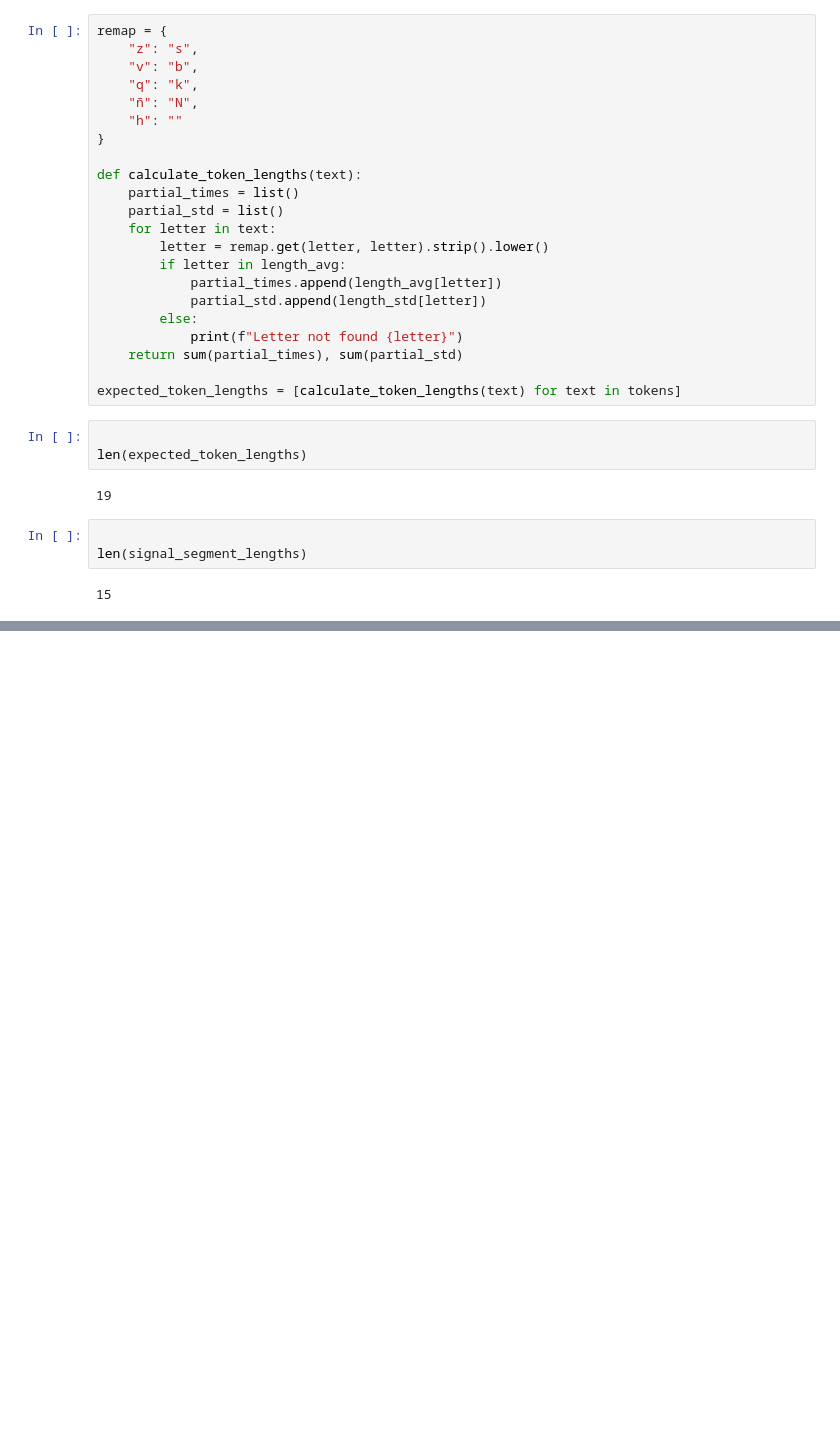
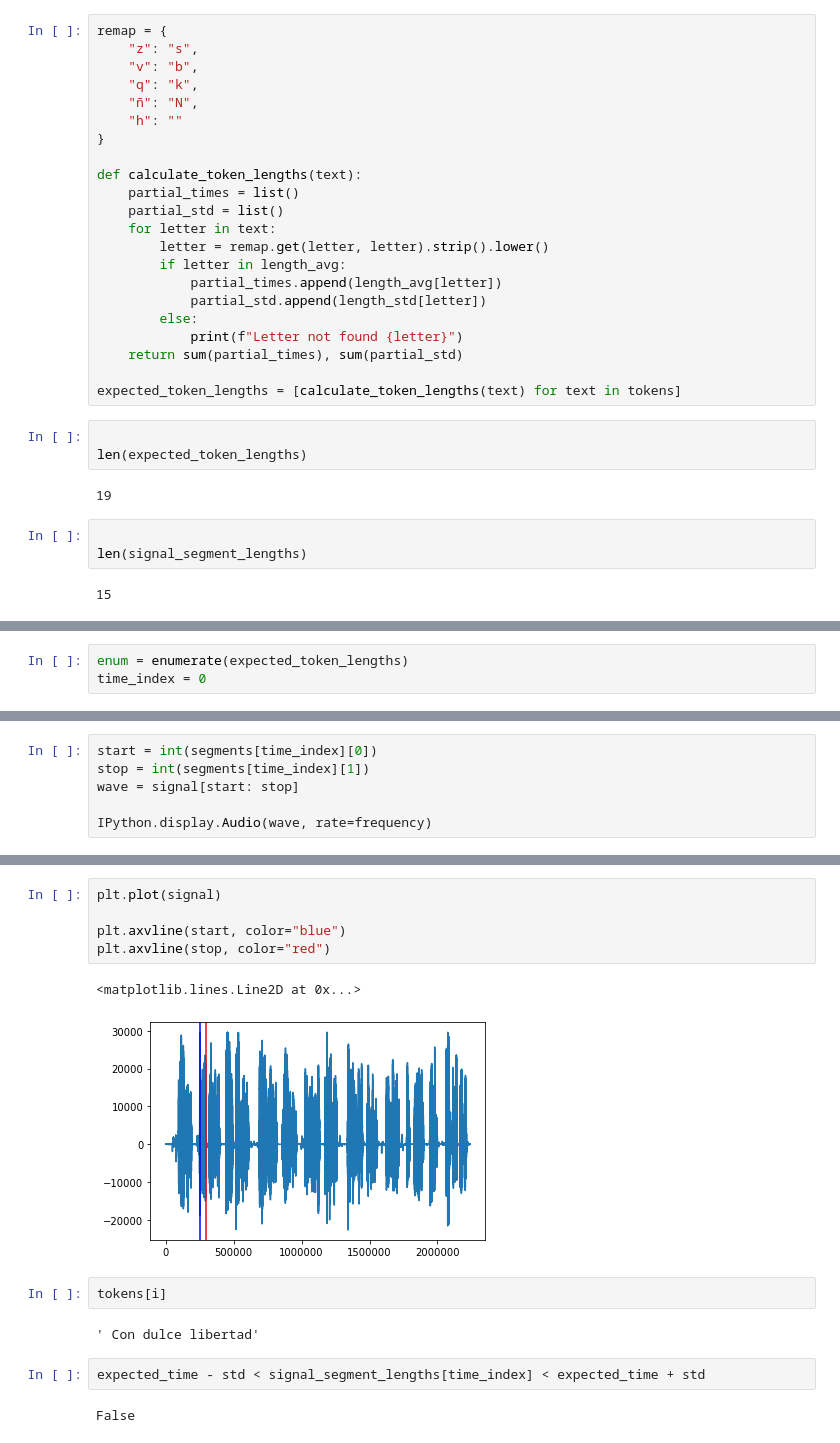
Before and after one commit to open-speech-org/python-speech-soa, a Jupyter notebook: 06_alignment/01_phoneme_length_aligner.ipynb, the cells around one changed output, grey strips where cells are left out. Cells and saved outputs as stored; diff of their text form; blank space fills up the shorter version.

```diff
--- a/06_alignment/01_phoneme_length_aligner.ipynb
+++ b/06_alignment/01_phoneme_length_aligner.ipynb
@@ -188,0 +213,3 @@ O'o nos pasamos
+# %%
+enum = enumerate(expected_token_lengths)
+time_index = 0
@@ -188,0 +219,6 @@ O'o nos pasamos
+# %%
+start = int(segments[time_index][0])
+stop = int(segments[time_index][1])
+wave = signal[start: stop]
+
+IPython.display.Audio(wave, rate=frequency)
@@ -188,0 +227,16 @@ O'o nos pasamos
+# %%
+plt.plot(signal)
+
+plt.axvline(start, color="blue")
+plt.axvline(stop, color="red")
+# %% [output]
+<matplotlib.lines.Line2D at 0x...>
+[figure, added]
+# %%
+tokens[i]
+# %% [output]
+' Con dulce libertad'
+# %%
+expected_time - std < signal_segment_lengths[time_index] < expected_time + std
+# %% [output]
+False
```
Also changed, not shown: parts of 7 cells of this notebook, 1 other file.
